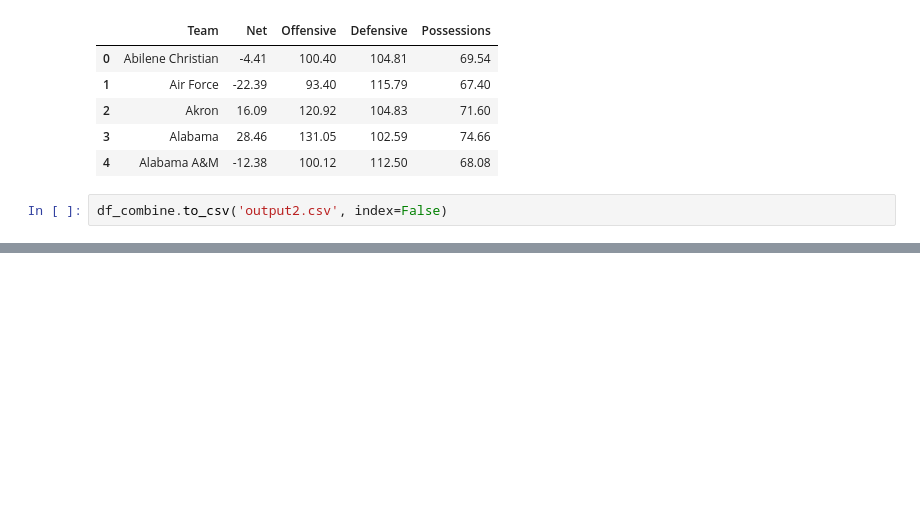
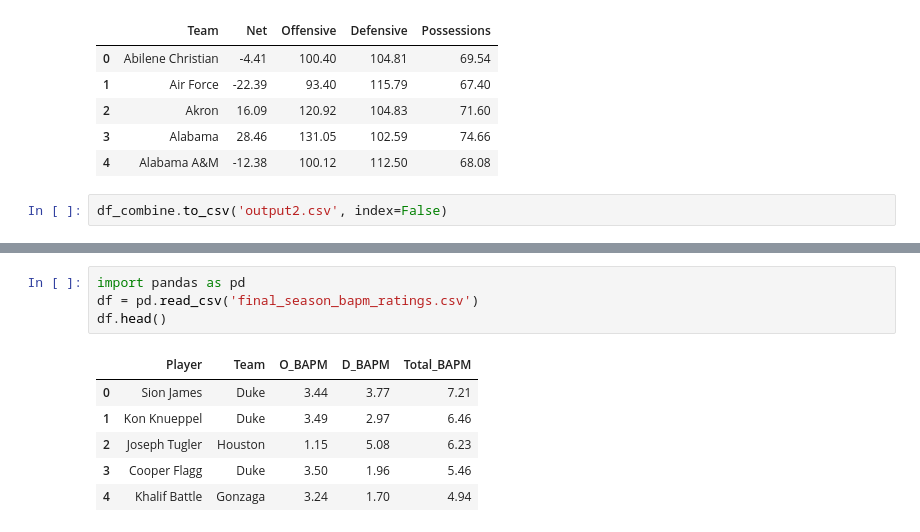
Before and after one commit to jagrest2/agrest-analytics, a Jupyter notebook: app/test.ipynb, the cells around one changed output, grey strips where cells are left out. Drawn from its saved outputs; the diff is of its cells as text; blank space fills up the shorter version.

```diff
--- a/app/test.ipynb
+++ b/app/test.ipynb
@@ -241,0 +2201,11 @@ df_combine.to_csv('output2.csv', index=False)
+# %%
+import pandas as pd
+df = pd.read_csv('final_season_bapm_ratings.csv')
+df.head()
+# %% [output]
+|  | Player | Team | O_BAPM | D_BAPM | Total_BAPM |
+| 0 | Sion James | Duke | 3.44 | 3.77 | 7.21 |
+| 1 | Kon Knueppel | Duke | 3.49 | 2.97 | 6.46 |
+| 2 | Joseph Tugler | Houston | 1.15 | 5.08 | 6.23 |
+| 3 | Cooper Flagg | Duke | 3.50 | 1.96 | 5.46 |
+| 4 | Khalif Battle | Gonzaga | 3.24 | 1.70 | 4.94 |
```
Also changed, not shown: parts of 15 cells of this notebook, 22 other files.
